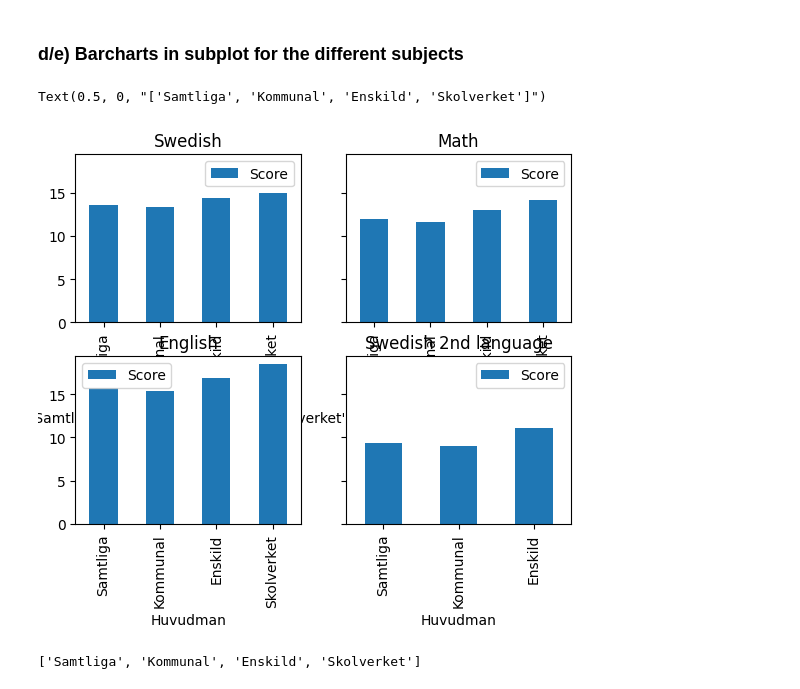
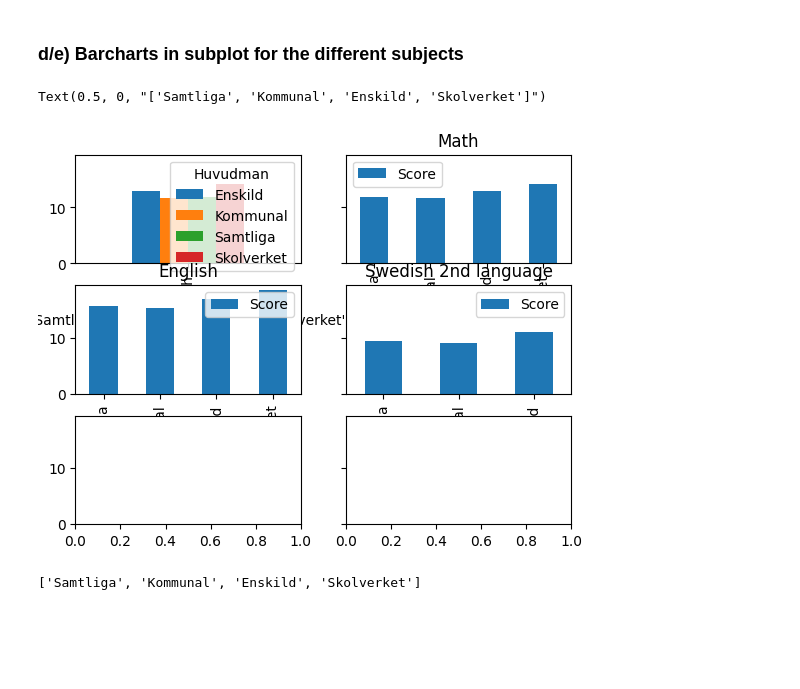
Before and after one commit to danlundh67/PISA-data-processing, a Jupyter notebook: pisa.ipynb, the cells around one changed output. Drawn from its saved outputs; the diff is of its cells as text; code cells hidden in the pictures; blank space fills up the shorter version.

Commit message:
FIx subplot

```diff
--- a/pisa.ipynb
+++ b/pisa.ipynb
@@ -107,17 +107,19 @@ plt.show()
 # %% [markdown]
 ### d/e) Barcharts in subplot for the different subjects
 # %%
-fig, axes = plt.subplots(nrows=2, ncols=2, sharey='all')
-legends=list(df_swed['Huvudman'])
+fig, axes = plt.subplots(nrows=3, ncols=2, sharey='all', squeeze=False)
+#df_swed.plot(ax=axes[0,0], kind'bar', title='Swedish',x='Huvudman', y='Score')
 
-df_swed.plot(ax=axes[0,0], kind='bar', title='Swedish',x='Huvudman', y='Score')
+df_pivot_math = df_math.pivot(index='Subject', columns='Huvudman', values='Score')
+df_pivot_math.plot(ax=axes[0,0],kind='bar', stacked=False)
+
 df_math.plot(ax=axes[0,1], kind='bar', title='Math', x='Huvudman', y='Score', )
 df_eng.plot(ax=axes[1,0], kind='bar', title='English', x='Huvudman', y='Score')
 df_sv2sp.plot(ax=axes[1,1], kind='bar', title='Swedish 2nd language', x='Huvudman', y='Score')
 axes[0,0].set_xlabel(legends)
 # %% [output]
 Text(0.5, 0, "['Samtliga', 'Kommunal', 'Enskild', 'Skolverket']")
-[figure, old version]
+[figure, new version]
 # %%
 leg=list(df_swed['Huvudman'])
 leg
```
